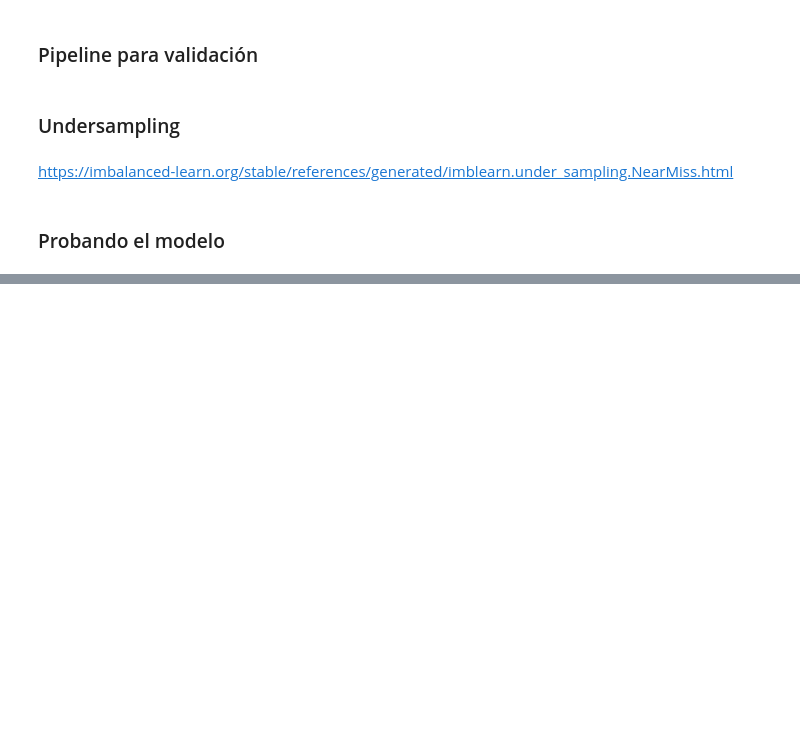
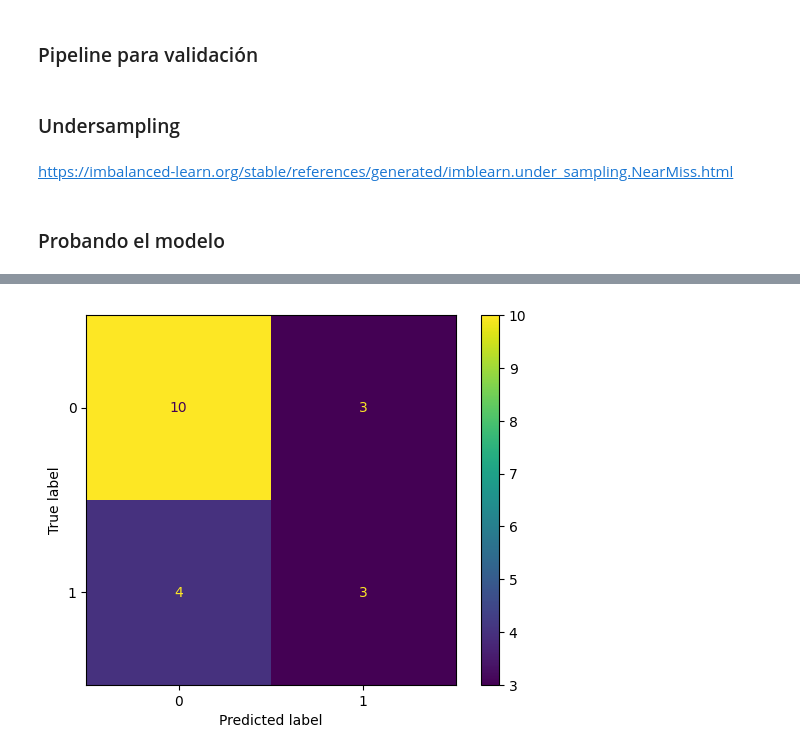
Before and after one commit to Emmanuel2000x/Statistics-ML-G8, a Jupyter notebook: Clasificacion_validacion_y_metricas.ipynb, the cells around one changed output, grey strips where cells are left out. Cells and saved outputs as stored; diff of their text form; code cells hidden in the pictures; blank space fills up the shorter version.

```diff
--- a/Clasificacion_validacion_y_metricas.ipynb
+++ b/Clasificacion_validacion_y_metricas.ipynb
@@ -95,0 +228,5 @@ https://imbalanced-learn.org/stable/references/generated/imblearn.under_sampling
+# %%
+#Random Forest
+modelo_d_RFC.fit(X_d_train,y_d_train)
+print(f'Score R_Forest Tree en Train: {modelo_d_RFC.score(X_d_train,y_d_train)}')
+print(f'Score R_Forest Tree en Val: {modelo_d_RFC.score(X_d_val,y_d_val)}')
@@ -95,0 +245,5 @@ https://imbalanced-learn.org/stable/references/generated/imblearn.under_sampling
+# %%
+prediccion_RForest = modelo_d_RFC.predict(X_d_test)
+ConfusionMatrixDisplay.from_predictions(y_d_test, prediccion_RForest);
+# %% [output]
+[figure, added]
```
Also changed, not shown: parts of 33 cells of this notebook.
